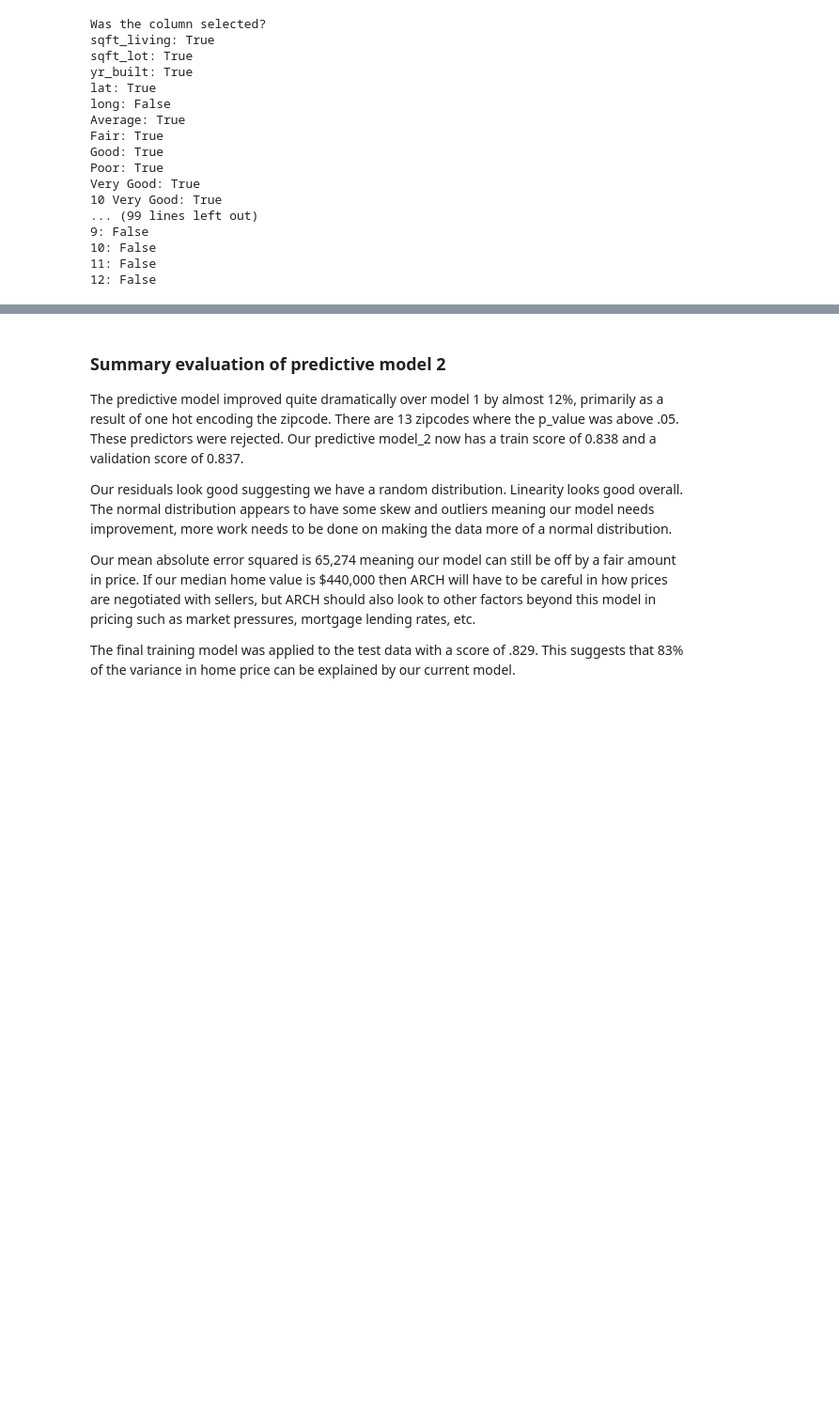
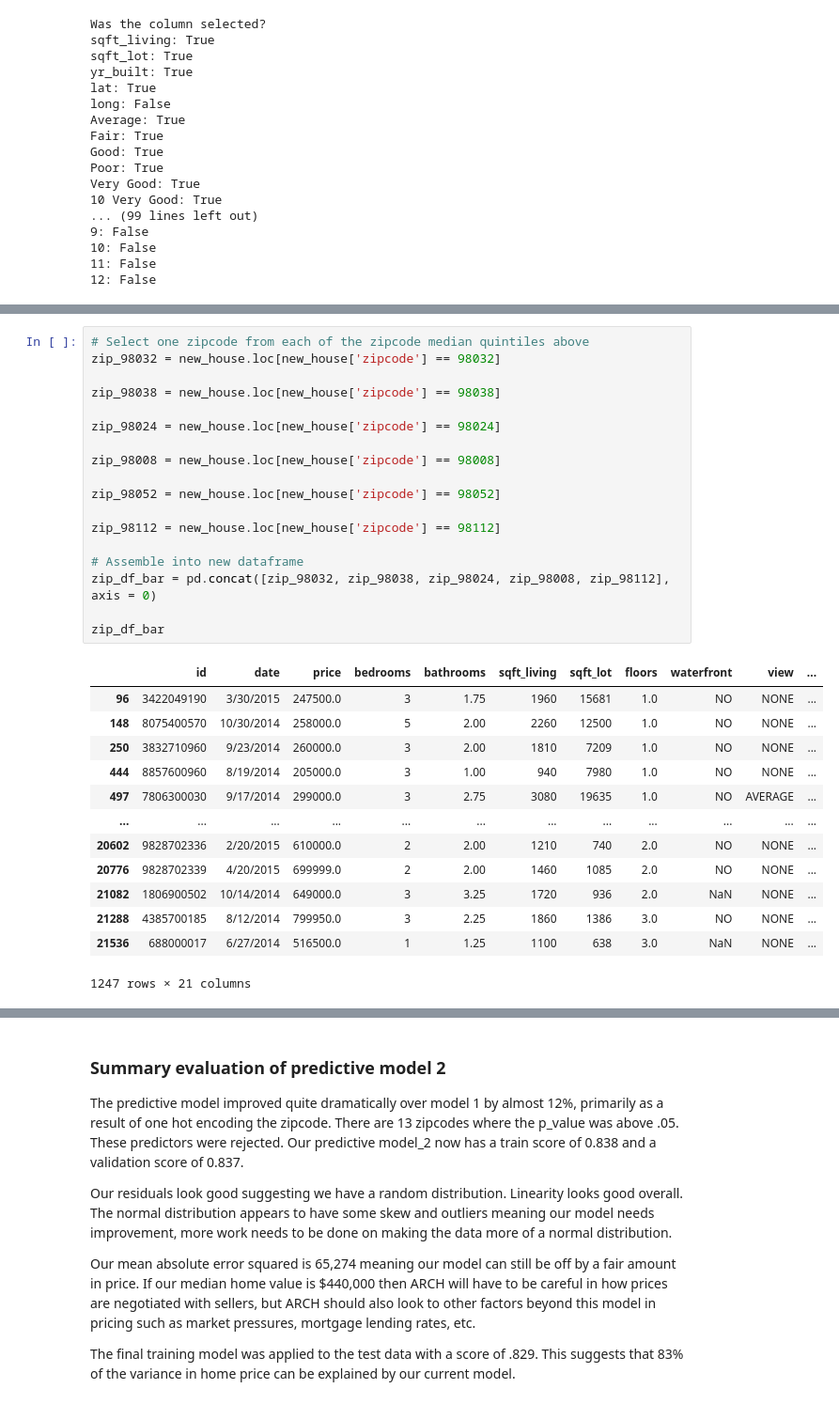
Before and after one commit to JM-Hansen/dsc-phase-2-project-v2-3, a Jupyter notebook: student.ipynb, the cells around one changed output, grey strips where cells are left out. Shown at 94% size. Cells and saved outputs as stored; diff of their text form; blank space fills up the shorter version.

```diff
--- a/student.ipynb
+++ b/student.ipynb
@@ -1901,0 +2005,32 @@ Very Good: True
+# %%
+# Select one zipcode from each of the zipcode median quintiles above
+zip_98032 = new_house.loc[new_house['zipcode'] == 98032]
+
+zip_98038 = new_house.loc[new_house['zipcode'] == 98038]
+
+zip_98024 = new_house.loc[new_house['zipcode'] == 98024]
+
+zip_98008 = new_house.loc[new_house['zipcode'] == 98008]
+
+zip_98052 = new_house.loc[new_house['zipcode'] == 98052]
+
+zip_98112 = new_house.loc[new_house['zipcode'] == 98112]
+
+# Assemble into new dataframe
+zip_df_bar = pd.concat([zip_98032, zip_98038, zip_98024, zip_98008, zip_98112], axis = 0)
+
+zip_df_bar
+# %% [output]
+|  | id | date | price | bedrooms | bathrooms | sqft_living | sqft_lot | floors | waterfront | view | ... |
+| 96 | 3422049190 | 3/30/2015 | 247500.0 | 3 | 1.75 | 1960 | 15681 | 1.0 | NO | NONE | ... |
+| 148 | 8075400570 | 10/30/2014 | 258000.0 | 5 | 2.00 | 2260 | 12500 | 1.0 | NO | NONE | ... |
+| 250 | 3832710960 | 9/23/2014 | 260000.0 | 3 | 2.00 | 1810 | 7209 | 1.0 | NO | NONE | ... |
+| 444 | 8857600960 | 8/19/2014 | 205000.0 | 3 | 1.00 | 940 | 7980 | 1.0 | NO | NONE | ... |
+| 497 | 7806300030 | 9/17/2014 | 299000.0 | 3 | 2.75 | 3080 | 19635 | 1.0 | NO | AVERAGE | ... |
+| ... | ... | ... | ... | ... | ... | ... | ... | ... | ... | ... | ... |
+| 20602 | 9828702336 | 2/20/2015 | 610000.0 | 2 | 2.00 | 1210 | 740 | 2.0 | NO | NONE | ... |
+| 20776 | 9828702339 | 4/20/2015 | 699999.0 | 2 | 2.00 | 1460 | 1085 | 2.0 | NO | NONE | ... |
+| 21082 | 1806900502 | 10/14/2014 | 649000.0 | 3 | 3.25 | 1720 | 936 | 2.0 | NaN | NONE | ... |
+| 21288 | 4385700185 | 8/12/2014 | 799950.0 | 3 | 2.25 | 1860 | 1386 | 3.0 | NO | NONE | ... |
+| 21536 | 688000017 | 6/27/2014 | 516500.0 | 1 | 1.25 | 1100 | 638 | 3.0 | NaN | NONE | ... |
+1247 rows × 21 columns
```
Also changed, not shown: parts of 12 cells of this notebook, 5 other files.
